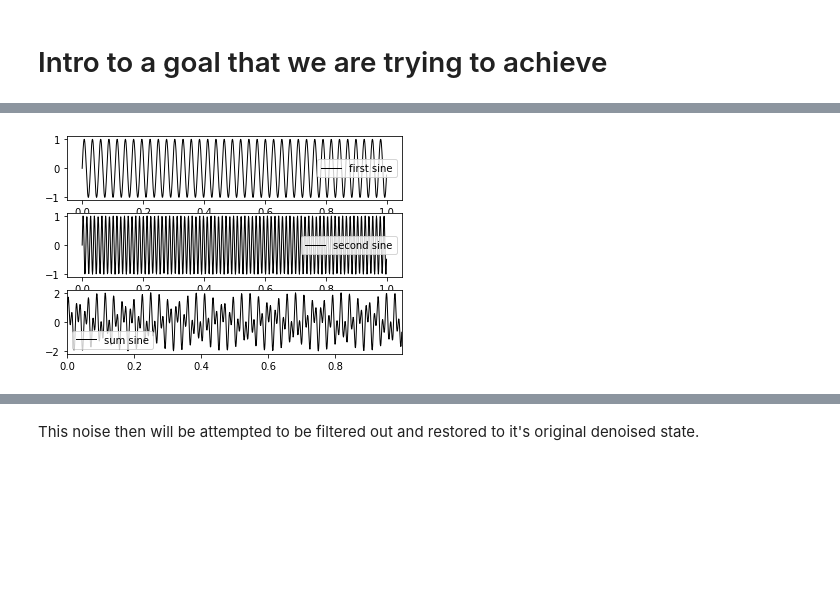
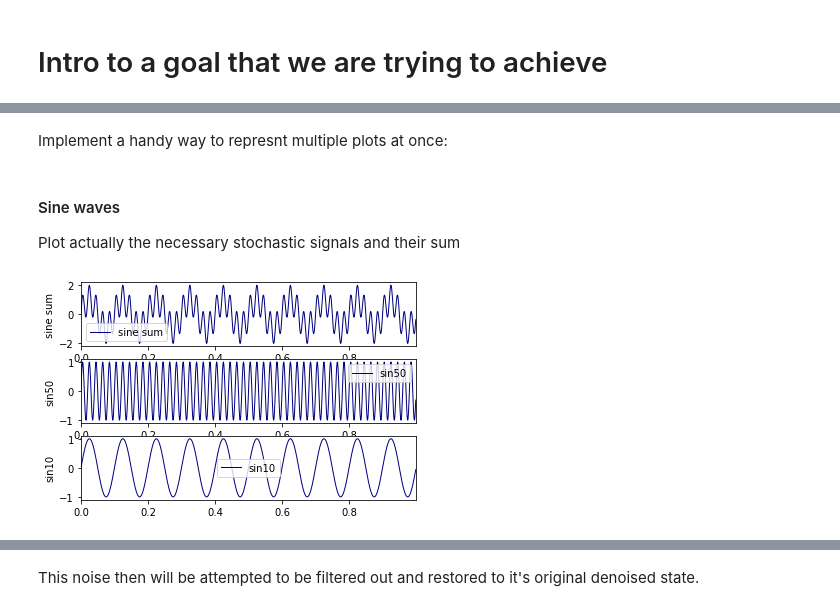
Before and after one commit to artemkozlenkov/fourier-python, a Jupyter notebook: notebooks/Fourier_Transform.ipynb, the cells around one changed output, grey strips where cells are left out. Saved outputs shown, nothing was run; the diff lists cells and outputs as text; code cells hidden in the pictures; blank space fills up the shorter version.

```diff
--- a/notebooks/Fourier_Transform.ipynb
+++ b/notebooks/Fourier_Transform.ipynb
@@ -24,27 +32,0 @@ different periodicity: 10 Hz and 20 Hz.
-# %%
-import numpy as np
-import matplotlib.pyplot as plt
-
-dtype = 0.001
-timeInterval = np.arange(0,1, dtype)
-
-freq1 = 37
-freq2 = 81
-sine1 = np.sin(2*np.pi*freq1*timeInterval)
-sine2 = np.sin(2*np.pi*freq2*timeInterval)
-sineSum = sine1 + sine2
-
-fig,axs = plt.subplots(3,1)
-plt.sca(axs[0])
-plt.plot(timeInterval,sine1, color='black', linewidth=1, label='first sine')
-plt.legend()
-plt.sca(axs[1])
-plt.plot(timeInterval,sine2, color='black', linewidth=1, label='second sine')
-plt.legend()
-plt.sca(axs[2])
-plt.plot(timeInterval,sineSum, color='black', linewidth=1, label='sum sine')
-plt.legend()
-plt.xlim(timeInterval[0], timeInterval[-1])
-plt.show()
-# %% [output]
-[figure, removed]
@@ -51 +36,35 @@ plt.show()
+# %% [markdown]
+Implement a handy way to represnt multiple plots at once:
+# %%
+def multiPlot(*f: object) -> object:
+    l = len(f)
+    fig, axs = plt.subplots(l, 1)
+
+    for i in f:
+        l = l-1
+        plt.sca(axs[l])
+        plt.plot(t, i[0], color='navy', linewidth=1, label=i[1], )
+        plt.xlim(t[0], t[-1])
+        plt.ylabel(i[1])
+        plt.legend()
+
+    plt.show()
+# %% [markdown]
+#### Sine waves
+Plot actually the necessary stochastic signals and their sum
+# %%
+def functFreq10():
+    return np.sin(2 * np.pi * freq1 * t), 'sin10'
+
+
+def functFreq50():
+    return np.sin(2 * np.pi * freq2 * t), 'sin50'
+
+
+def functSumClean():
+    return functFreq10()[0] + functFreq50()[0], 'sine sum'
+
+multiPlot(functFreq10(), functFreq50(), functSumClean())
+# %% [output]
+[figure, added]
 # %% [markdown]
```
Also changed, not shown: parts of 10 cells of this notebook, 7 other files.
